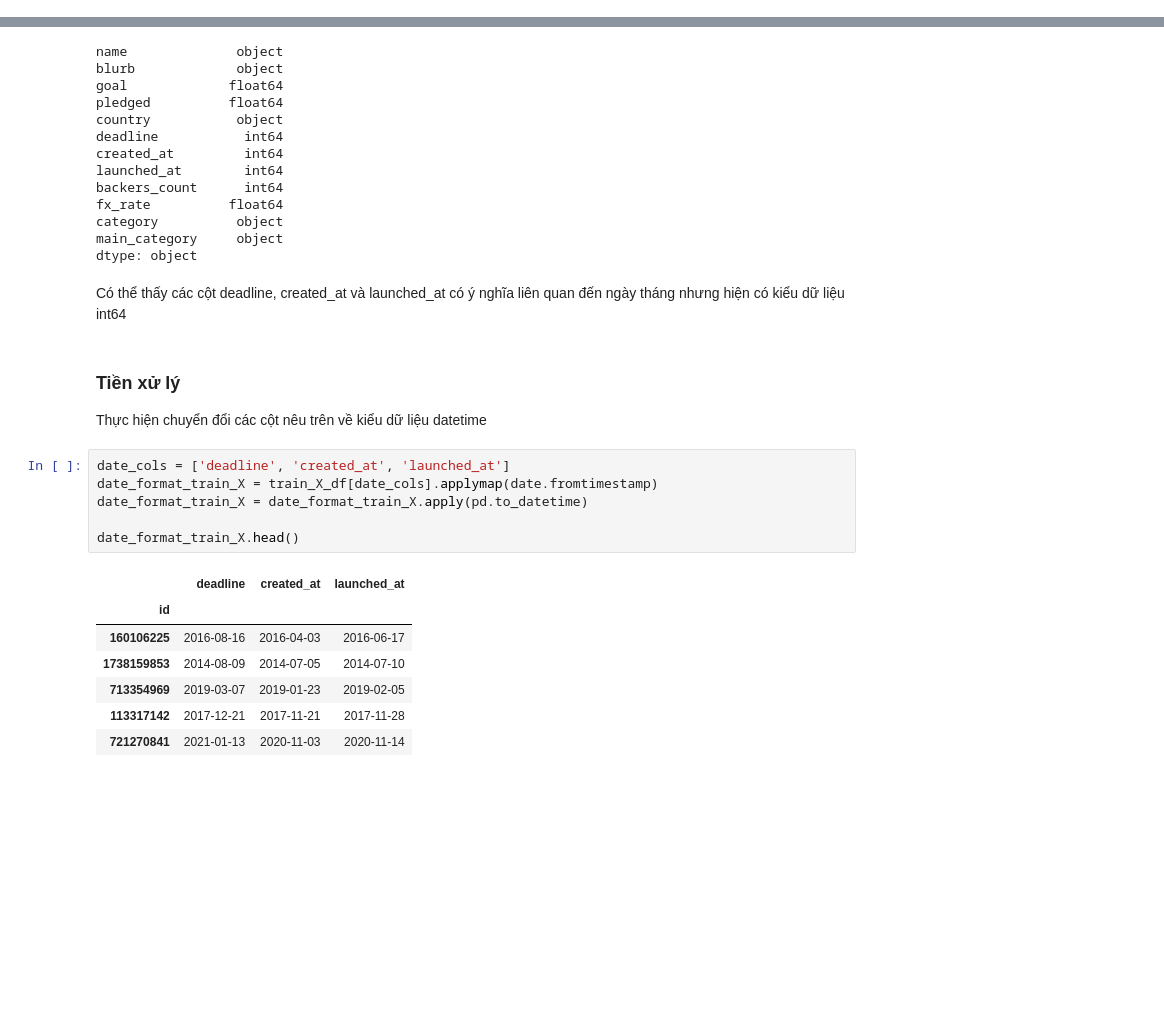
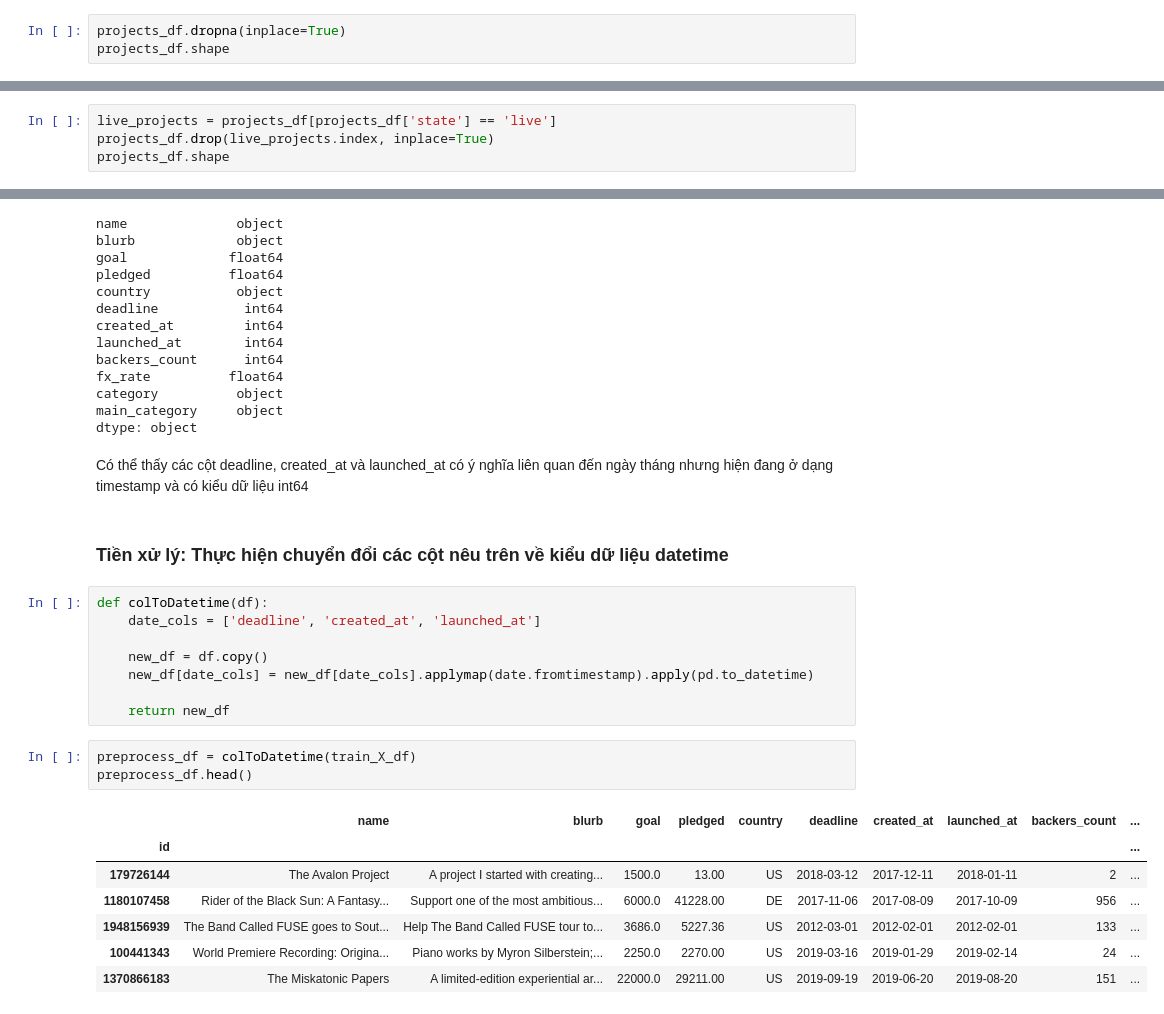
Before and after one commit to XQuyTran/DataScience_Project_HCMUS, a Jupyter notebook: work/18120231_18120544.ipynb, the cells around one changed output, grey strips where cells are left out. Saved outputs shown, nothing was run; the diff lists cells and outputs as text; blank space fills up the shorter version.

Commit message:
add preprocess

```diff
--- a/work/18120231_18120544.ipynb
+++ b/work/18120231_18120544.ipynb
@@ -192,3 +200,6 @@ projects_df.drop_duplicates(inplace=True)
 projects_df.shape
 # %% [output]
 (79919, 13)
+# %%
+projects_df.dropna(inplace=True)
+projects_df.shape
@@ -251,0 +267,4 @@ live | Dự án đang trong thời gian gọi vốn
+# %%
+live_projects = projects_df[projects_df['state'] == 'live']
+projects_df.drop(live_projects.index, inplace=True)
+projects_df.shape
@@ -321,22 +340,25 @@ category          object
 main_category     object
 dtype: object
 # %% [markdown]
-Có thể thấy các cột deadline, created_at và launched_at có ý nghĩa liên quan đến ngày tháng nhưng hiện có kiểu dữ liệu int64
+Có thể thấy các cột deadline, created_at và launched_at có ý nghĩa liên quan đến ngày tháng nhưng hiện đang ở dạng timestamp và có kiểu dữ liệu int64
 # %% [markdown]
-### Tiền xử lý
-
-Thực hiện chuyển đổi các cột nêu trên về kiểu dữ liệu datetime
+### Tiền xử lý: Thực hiện chuyển đổi các cột nêu trên về kiểu dữ liệu datetime
 # %%
-date_cols = ['deadline', 'created_at', 'launched_at']
-date_format_train_X = train_X_df[date_cols].applymap(date.fromtimestamp)
-date_format_train_X = date_format_train_X.apply(pd.to_datetime)
+def colToDatetime(df):
+    date_cols = ['deadline', 'created_at', 'launched_at']
 
-date_format_train_X.head()
+    new_df = df.copy()
+    new_df[date_cols] = new_df[date_cols].applymap(date.fromtimestamp).apply(pd.to_datetime)
+
+    return new_df
-# %% [output]
-|  | deadline | created_at | launched_at |
-| id |  |  |  |
-| 160106225 | 2016-08-16 | 2016-04-03 | 2016-06-17 |
-| 1738159853 | 2014-08-09 | 2014-07-05 | 2014-07-10 |
-| 713354969 | 2019-03-07 | 2019-01-23 | 2019-02-05 |
-| 113317142 | 2017-12-21 | 2017-11-21 | 2017-11-28 |
-| 721270841 | 2021-01-13 | 2020-11-03 | 2020-11-14 |
+# %%
+preprocess_df = colToDatetime(train_X_df)
+preprocess_df.head()
+# %% [output]
+|  | name | blurb | goal | pledged | country | deadline | created_at | launched_at | backers_count | ... |
+| id |  |  |  |  |  |  |  |  |  | ... |
+| 179726144 | The Avalon Project | A project I started with creating... | 1500.0 | 13.00 | US | 2018-03-12 | 2017-12-11 | 2018-01-11 | 2 | ... |
+| 1180107458 | Rider of the Black Sun: A Fantasy... | Support one of the most ambitious... | 6000.0 | 41228.00 | DE | 2017-11-06 | 2017-08-09 | 2017-10-09 | 956 | ... |
+| 1948156939 | The Band Called FUSE goes to Sout... | Help The Band Called FUSE tour to... | 3686.0 | 5227.36 | US | 2012-03-01 | 2012-02-01 | 2012-02-01 | 133 | ... |
+| 100441343 | World Premiere Recording: Origina... | Piano works by Myron Silberstein;... | 2250.0 | 2270.00 | US | 2019-03-16 | 2019-01-29 | 2019-02-14 | 24 | ... |
+| 1370866183 | The Miskatonic Papers | A limited-edition experiential ar... | 22000.0 | 29211.00 | US | 2019-09-19 | 2019-06-20 | 2019-08-20 | 151 | ... |
```
Also changed, not shown: parts of 37 cells of this notebook, 2 other files.
